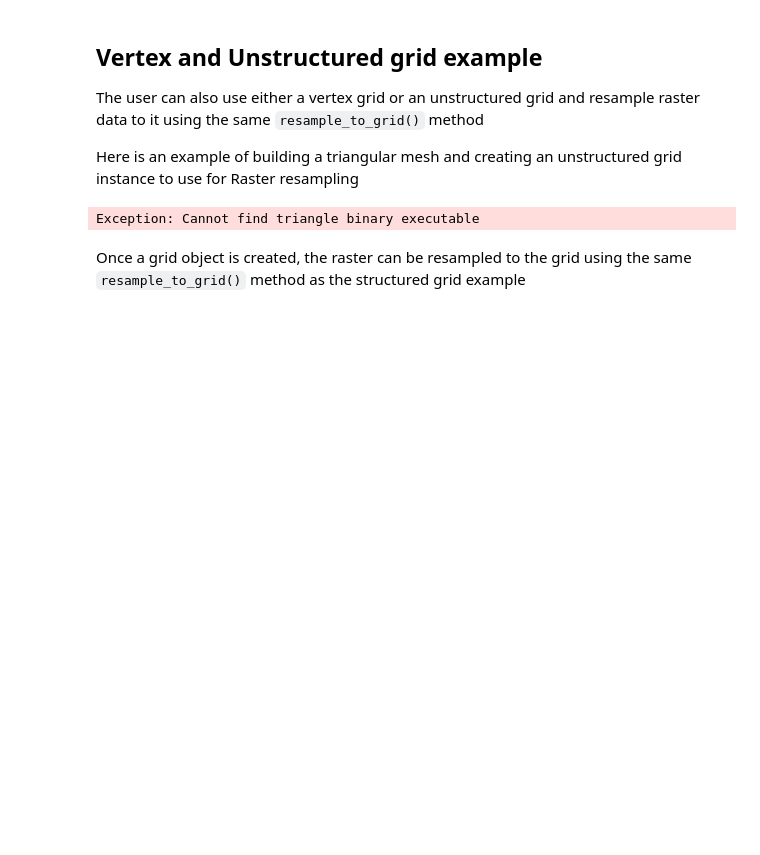
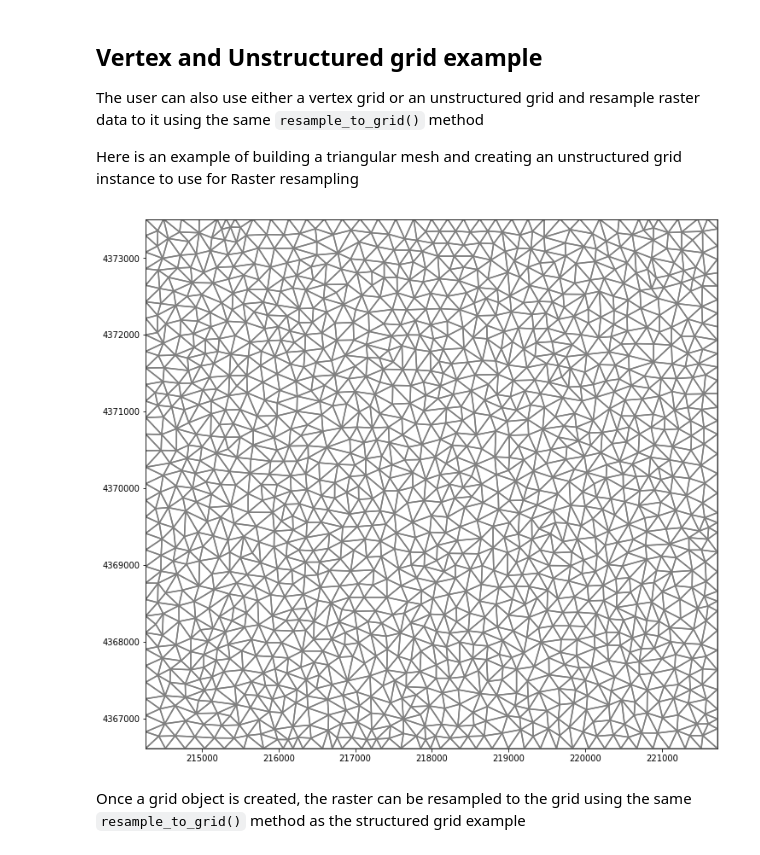
Before and after one commit to zstanko-usgs/flopy, a Jupyter notebook: examples/Notebooks/flopy3_raster_intersection.ipynb, the cells around one changed output. Drawn from its saved outputs; the diff is of its cells as text; code cells hidden in the pictures; blank space fills up the shorter version.

Commit message:
add path to Triangle.exe to fix unstructured grid

```diff
--- a/examples/Notebooks/flopy3_raster_intersection.ipynb
+++ b/examples/Notebooks/flopy3_raster_intersection.ipynb
@@ -166,35 +171,36 @@ Here is an example of building a triangular mesh and creating an unstructured gr
 from flopy.utils.triangle import Triangle
 
 maximum_area = 30000.# 30000.
 
 extent = rio.bounds
 domainpoly = [(extent[0], extent[2]),
               (extent[1], extent[2]),
               (extent[1], extent[3]),
               (extent[0], extent[3])]
 
-tri = Triangle(maximum_area=maximum_area, angle=30, model_ws="temp")
+tri = Triangle(exe_name="G:/software/modeling/MODFLOW/triangle.exe",
+               maximum_area=maximum_area, angle=30, model_ws="temp")
 
 tri.add_polygon(domainpoly)
 tri.build(verbose=False)
 xc, yc = tri.get_xcyc().T
 ncpl = np.array([len(tri.iverts)])
 
 # todo: update Unstructured grid ncpl to accept a list, int, or np.array...
 mg_unstruct = flopy.discretization.UnstructuredGrid(vertices=tri.verts,
                                                     iverts=tri.iverts,
                                                     ncpl=ncpl,
                                                     xcenters=xc,
                                                     ycenters=yc,
                                                     layered=False)
 # now to visualize using matplotlib
 fig = plt.figure(figsize=(12, 12))
 ax = fig.add_subplot(1, 1, 1, aspect='equal')
 
 pmv = flopy.plot.PlotMapView(modelgrid=mg_unstruct, ax=ax)
 pmv.plot_grid();
 # %% [output]
-Exception: Cannot find triangle binary executable
+[figure, added]
 # %% [markdown]
 Once a grid object is created, the raster can be resampled to the grid using the same `resample_to_grid()` method as the structured grid example
 # %%
```
Also changed, not shown: parts of 4 cells of this notebook.
